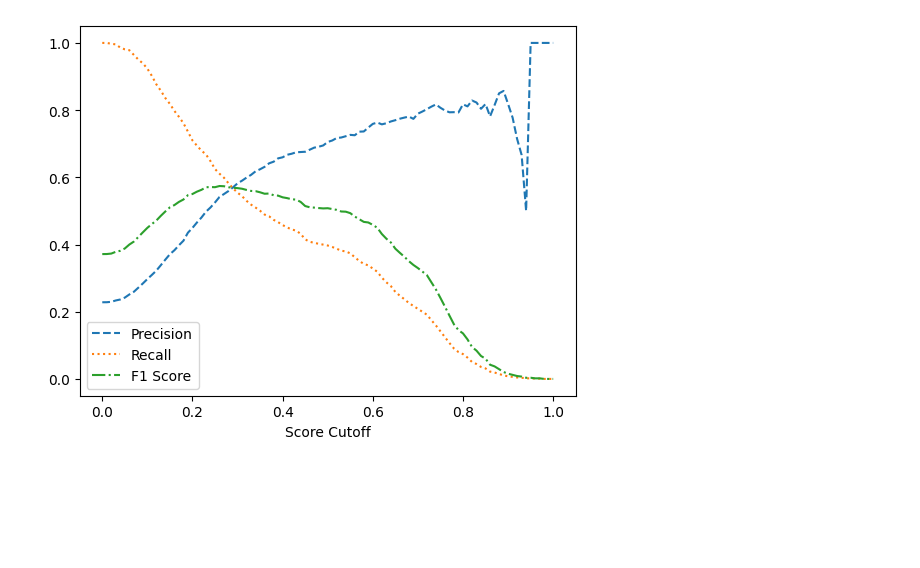
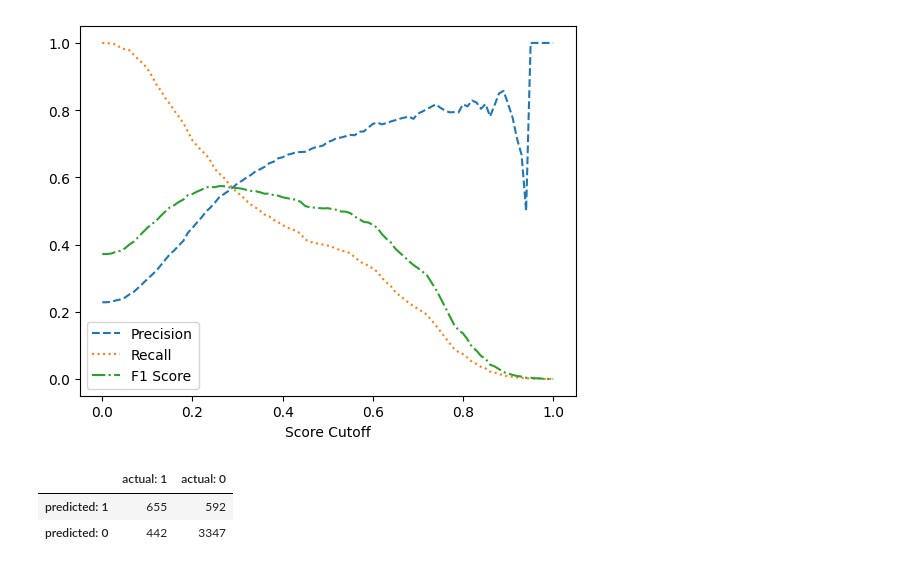
Before and after one commit to anilkumarpanda/ing_connect_fairness, a Jupyter notebook: notebooks/workshop.ipynb, the cells around one changed output. Cells and saved outputs as stored; diff of their text form; code cells hidden in the pictures; blank space fills up the shorter version.

```diff
--- a/notebooks/workshop.ipynb
+++ b/notebooks/workshop.ipynb
@@ -63,3 +63,9 @@ ax.set_xlabel('Score Cutoff')
 # %% [output]
 Text(0.5, 0, 'Score Cutoff')
 [figure]
+# %%
+get_confusion_matrix(test, target, f'p_{target}', cutoff=best_cut)
+# %% [output]
+|  | actual: 1 | actual: 0 |
+| predicted: 1 | 655 | 592 |
+| predicted: 0 | 442 | 3347 |
```
Also changed, not shown: 1 other file.
